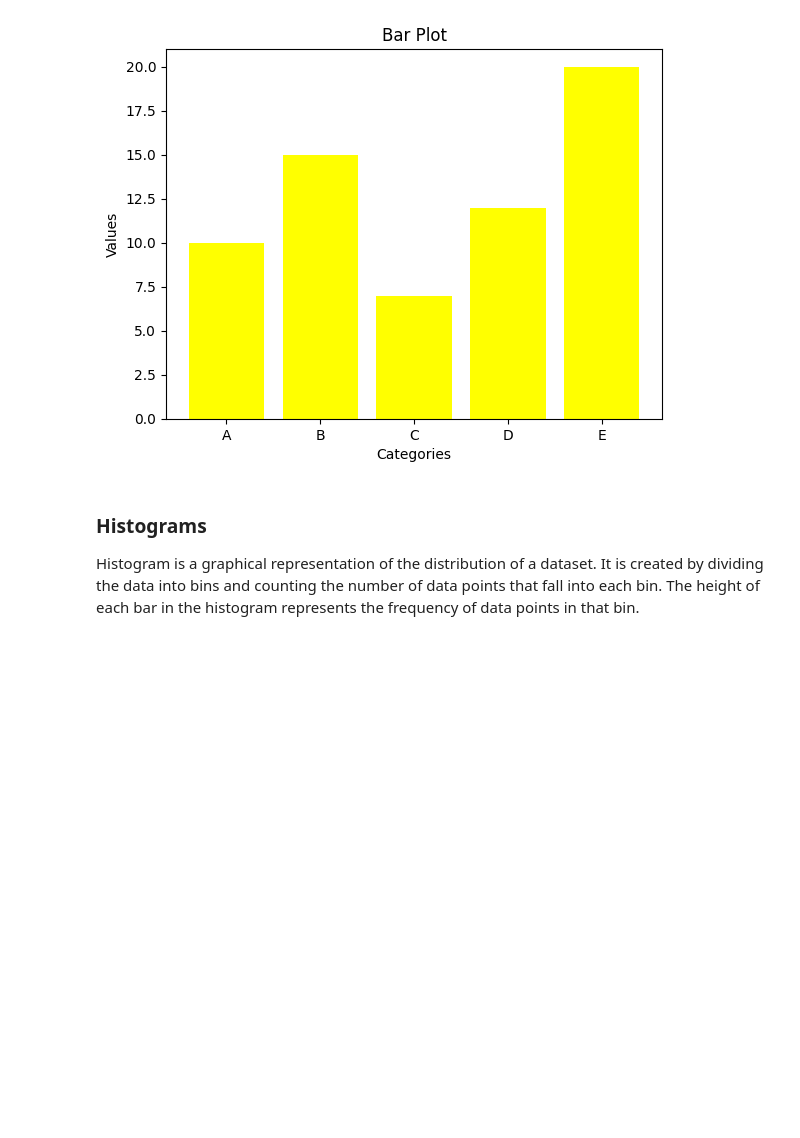
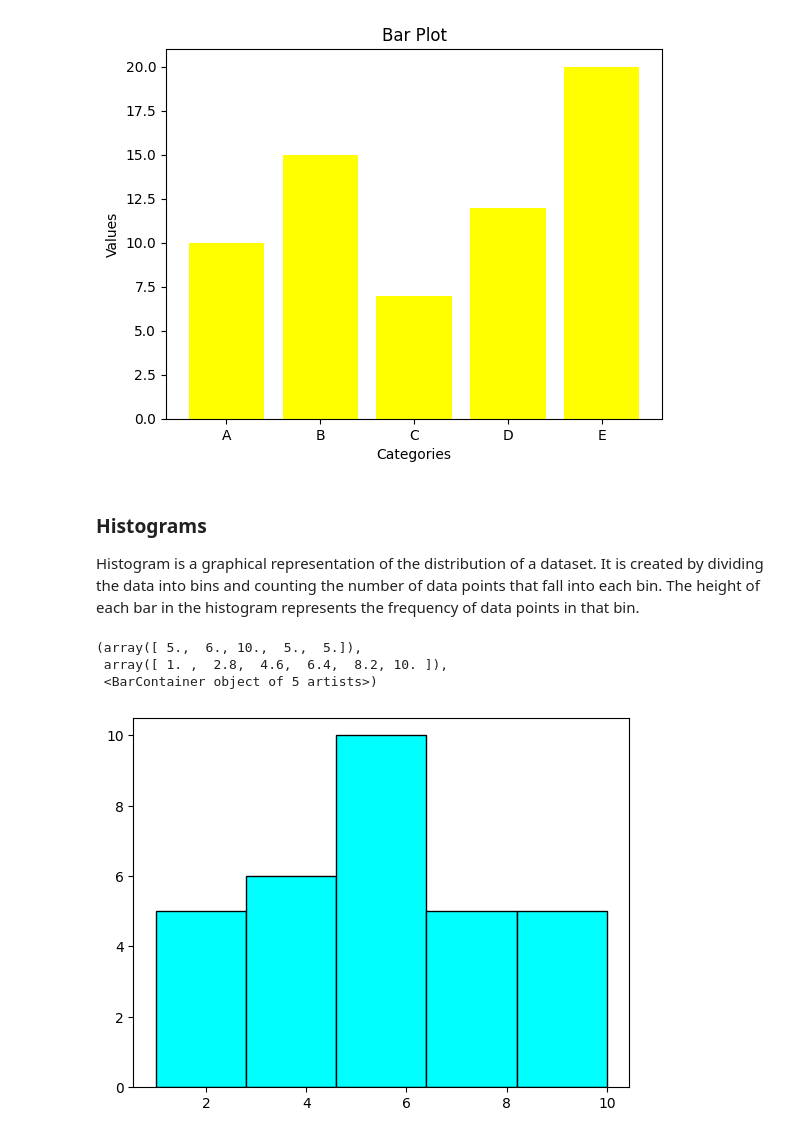
Before and after one commit to Parth0177/python_for_data_analytics, a Jupyter notebook: Data Analysis/Matplot.ipynb, the cells around one changed output. Cells and saved outputs as stored; diff of their text form; code cells hidden in the pictures; blank space fills up the shorter version.

```diff
--- a/Data Analysis/Matplot.ipynb
+++ b/Data Analysis/Matplot.ipynb
@@ -52,3 +52,14 @@ plt.show()
 # %% [markdown]
 ### Histograms
 Histogram is a graphical representation of the distribution of a dataset. It is created by dividing the data into bins and counting the number of data points that fall into each bin. The height of each bar in the histogram represents the frequency of data points in that bin.
+# %%
+## Sample Data
+data=[1,2,3,3,3,4,5,5,6,6,5,7,6,6,6,7,8,9,2,10,10,10,9,8,7,6,5,4,3,2,1]
+
+### Create a histogram
+plt.hist(data,bins=5, color='cyan', edgecolor='black')
+# %% [output]
+(array([ 5.,  6., 10.,  5.,  5.]),
+ array([ 1. ,  2.8,  4.6,  6.4,  8.2, 10. ]),
+ <BarContainer object of 5 artists>)
+[figure, added]
```
Also changed, not shown: parts of 4 cells of this notebook.
